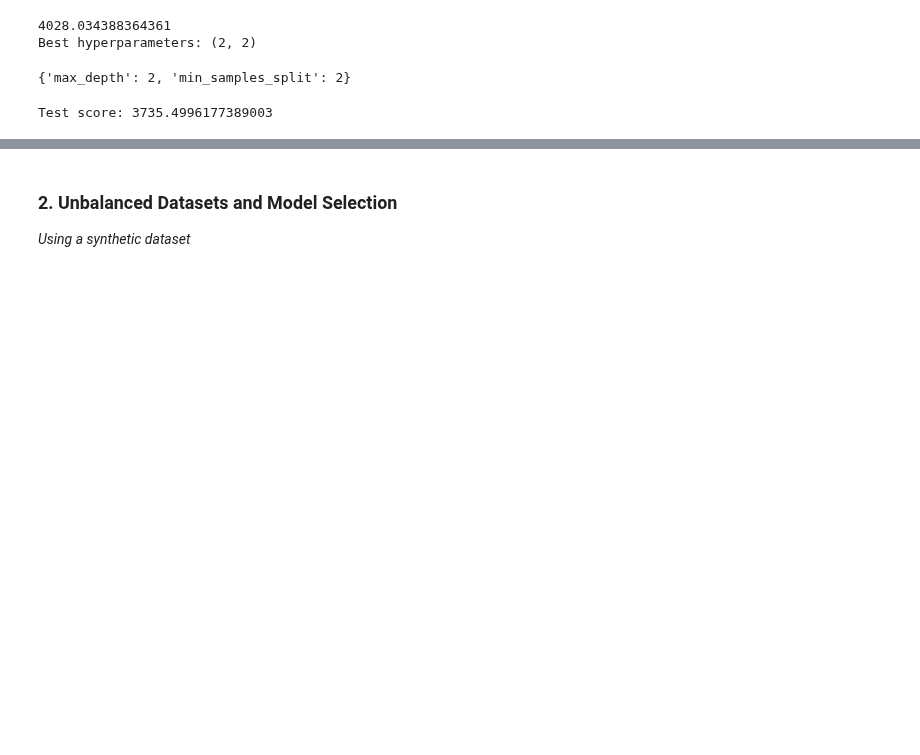
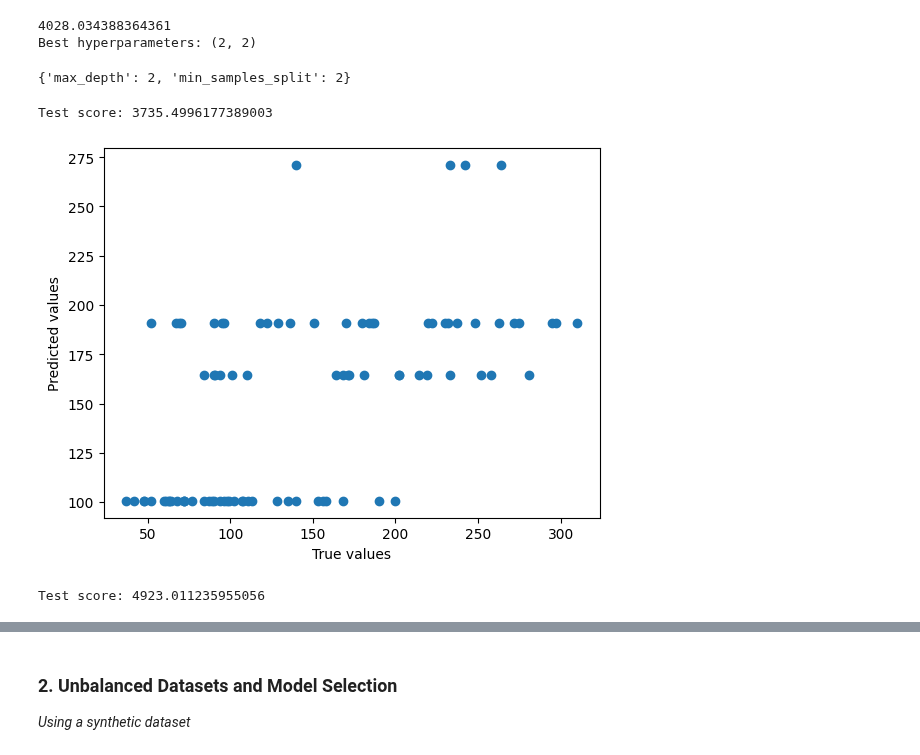
Before and after one commit to vhrollo/3-semester, a Jupyter notebook: INF264/homework/homework3.ipynb, the cells around one changed output, grey strips where cells are left out. Saved outputs shown, nothing was run; the diff lists cells and outputs as text; code cells hidden in the pictures; blank space fills up the shorter version.

```diff
--- a/INF264/homework/homework3.ipynb
+++ b/INF264/homework/homework3.ipynb
@@ -92,3 +92,19 @@ test_score = mean_squared_error(y_test, model.predict(X_test))
 print(f"Test score: {test_score}")
 # %% [output]
 Test score: 3735.4996177389003
+# %%
+plt.scatter(y_test, model.predict(X_test))
+
+plt.xlabel("True values")
+plt.ylabel("Predicted values")
+plt.show()
+# %% [output]
+[figure, added]
+# %%
+# testing the model with the hyperparameters found
+model = DecisionTreeRegressor(max_depth=100, min_samples_split=2)
+model.fit(X_train, y_train)
+test_score = mean_squared_error(y_test, model.predict(X_test))
+print(f"Test score: {test_score}")
+# %% [output]
+Test score: 4923.011235955056
```
Also changed, not shown: parts of 4 cells of this notebook, 1 other file.
